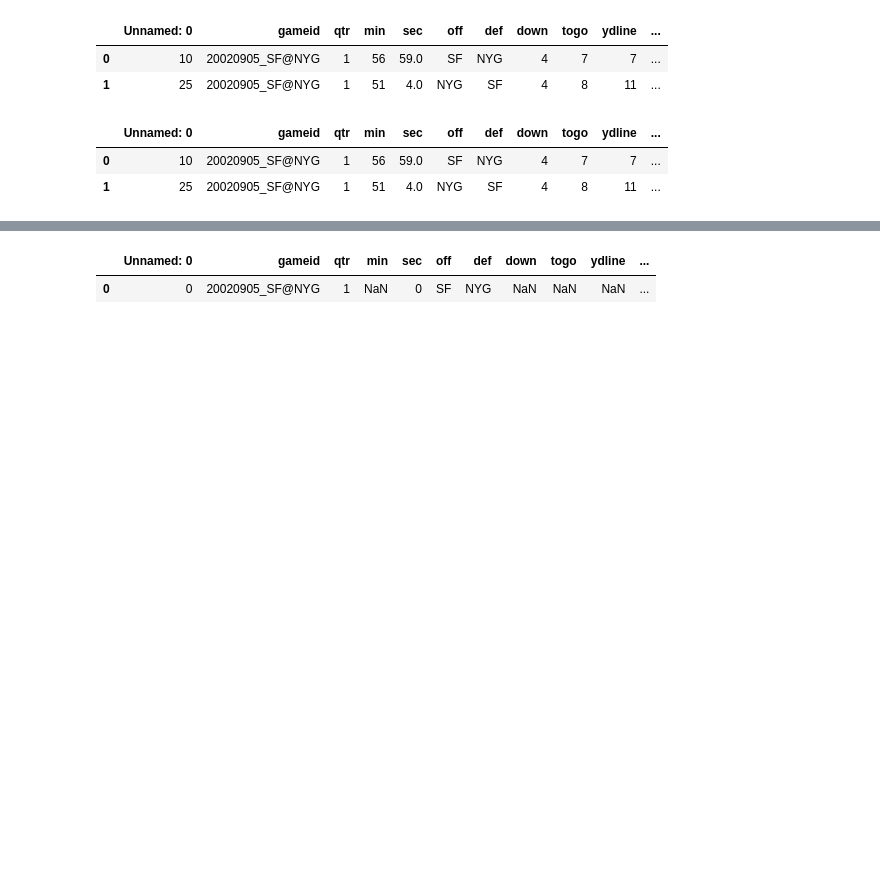
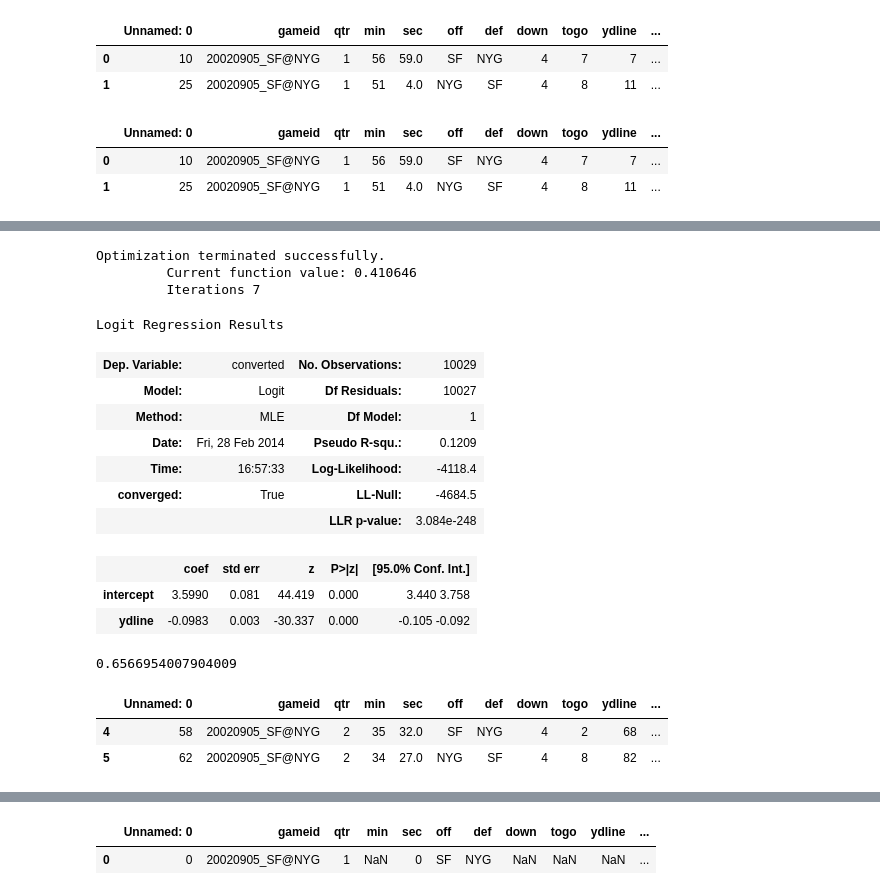
Before and after one commit to tomdawg86/Stat_222_NFL_Project, a Jupyter notebook: ipython_notebook/fourth_down_datasets.ipynb, the cells around one changed output, grey strips where cells are left out. Cells and saved outputs as stored; diff of their text form; code cells hidden in the pictures; blank space fills up the shorter version.

```diff
--- a/ipython_notebook/fourth_down_datasets.ipynb
+++ b/ipython_notebook/fourth_down_datasets.ipynb
@@ -19,3 +20,8 @@ field_goal_data.head(2)
 |  | Unnamed: 0 | gameid | qtr | min | sec | off | def | down | togo | ydline | ... |
 | 0 | 10 | 20020905_SF@NYG | 1 | 56 | 59.0 | SF | NYG | 4 | 7 | 7 | ... |
 | 1 | 25 | 20020905_SF@NYG | 1 | 51 | 4.0 | NYG | SF | 4 | 8 | 11 | ... |
+# %%
+field_goal_data['converted'] = field_goal_data['description'].str.contains('GOOD')
+field_goal_data['distance'] = field_goal_data['ydline'] + 18
+field_goal = field_goal_data[['ydline', 'distance', 'description', 'converted']]
+field_goal.head()
@@ -21,0 +35,32 @@ field_goal_data.head(2)
+# %%
+field_goal['intercept'] = [1]*len(field_goal)
+field_goal_logit = sm.Logit(field_goal[['converted']], field_goal[['intercept','ydline']])
+field_goal_result = field_goal_logit.fit()
+field_goal_result.summary()
+# %% [output]
+Optimization terminated successfully.
+         Current function value: 0.410646
+         Iterations 7
+Logit Regression Results
+| Dep. Variable: | converted | No. Observations: | 10029 |
+| Model: | Logit | Df Residuals: | 10027 |
+| Method: | MLE | Df Model: | 1 |
+| Date: | Fri, 28 Feb 2014 | Pseudo R-squ.: | 0.1209 |
+| Time: | 16:57:33 | Log-Likelihood: | -4118.4 |
+| converged: | True | LL-Null: | -4684.5 |
+|  |  | LLR p-value: | 3.084e-248 |
+|  | coef | std err | z | P>|z| | [95.0% Conf. Int.] |
+| intercept | 3.5990 | 0.081 | 44.419 | 0.000 | 3.440 3.758 |
+| ydline | -0.0983 | 0.003 | -30.337 | 0.000 | -0.105 -0.092 |
+# %%
+field_goal_result.predict([1, 30], True)
+# %% [output]
+0.6566954007904009
+# %%
+cond2 = df['description'].str.contains('punt' or 'PUNT' or 'Punt')
+punt_data = df[cond2 == True]
+punt_data.head(2)
+# %% [output]
+|  | Unnamed: 0 | gameid | qtr | min | sec | off | def | down | togo | ydline | ... |
+| 4 | 58 | 20020905_SF@NYG | 2 | 35 | 32.0 | SF | NYG | 4 | 2 | 68 | ... |
+| 5 | 62 | 20020905_SF@NYG | 2 | 34 | 27.0 | NYG | SF | 4 | 8 | 82 | ... |
```
Also changed, not shown: parts of 18 cells of this notebook.
